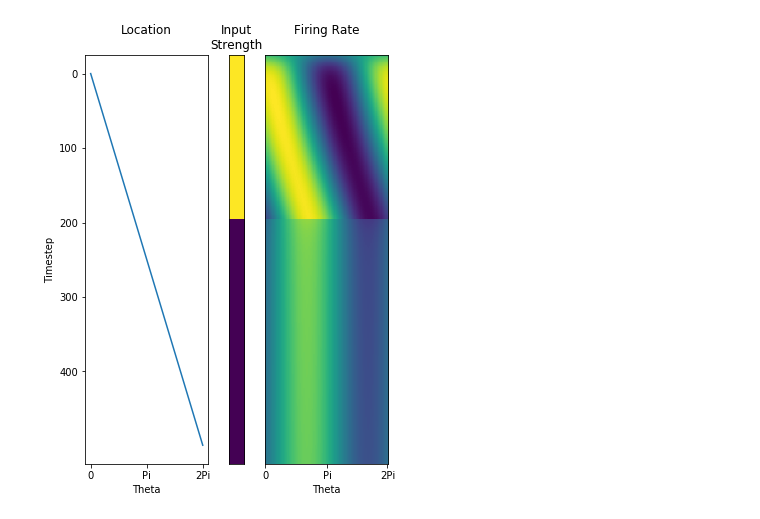
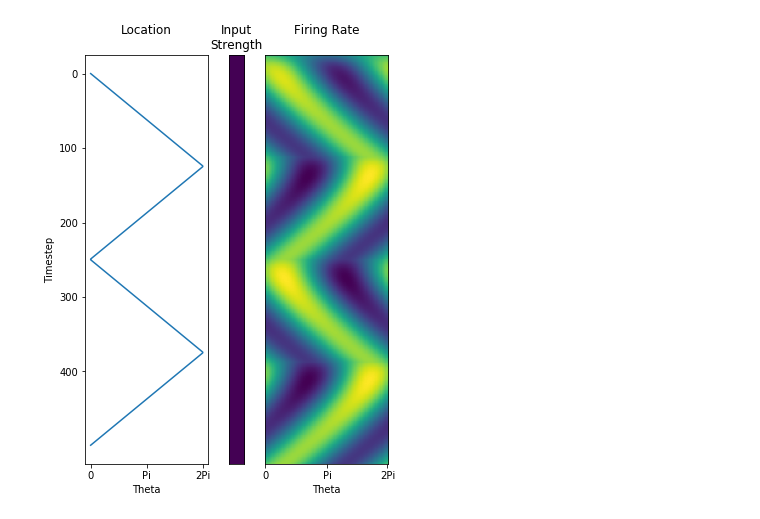
Before and after one commit to chingf/hf-memory-model, a Jupyter notebook: 01-17-run-network.ipynb, the cells around one changed output. Saved outputs shown, nothing was run; the diff lists cells and outputs as text; code cells hidden in the pictures.

```diff
--- a/01-17-run-network.ipynb
+++ b/01-17-run-network.ipynb
@@ -11,9 +9,3 @@ network = Network(100)
-# %%
-num_steps = 500
-locations = np.linspace(0,2*pi,num_steps)
-alphas = np.ones(num_steps)*0.6
-alphas[200:] = 0
-m, f = network.simulate(locations, alphas)
 # %%
 def plot_output(locations, alphas, f):
     alphas = np.tile(alphas, (50,1))
@@ -54,4 +83,15 @@ def plot_output(locations, alphas, f):
+# %%
+network = RingNetwork(100)
+num_steps = 500
+input = np.concatenate([
+    np.linspace(0, 2*pi, num_steps//4),
+    np.linspace(2*pi, 0, num_steps//4),
+    np.linspace(0, 2*pi, num_steps//4),
+    np.linspace(2*pi, 0, num_steps//4)
+    ])
+alphas = np.ones(input.size)*0.6
+m, f = network.simulate(input, alphas)
 # %%
-plot_output(locations, alphas, f)
+plot_output(input, alphas, f)
 # %% [output]
-[figure, old version]
+[figure, new version]
```
Also changed, not shown: parts of 5 cells of this notebook, 1 other file.
